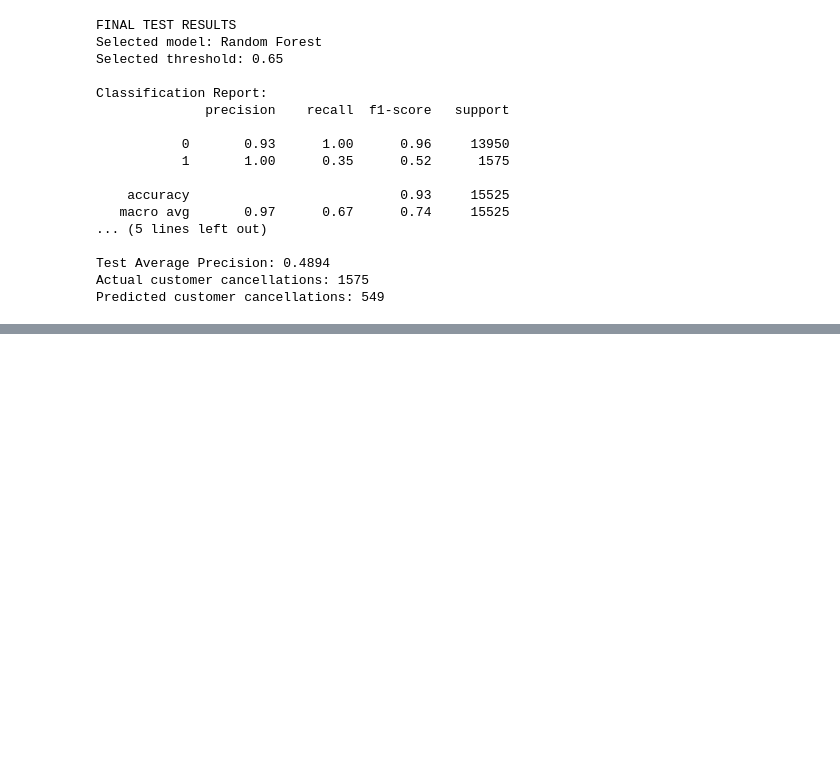
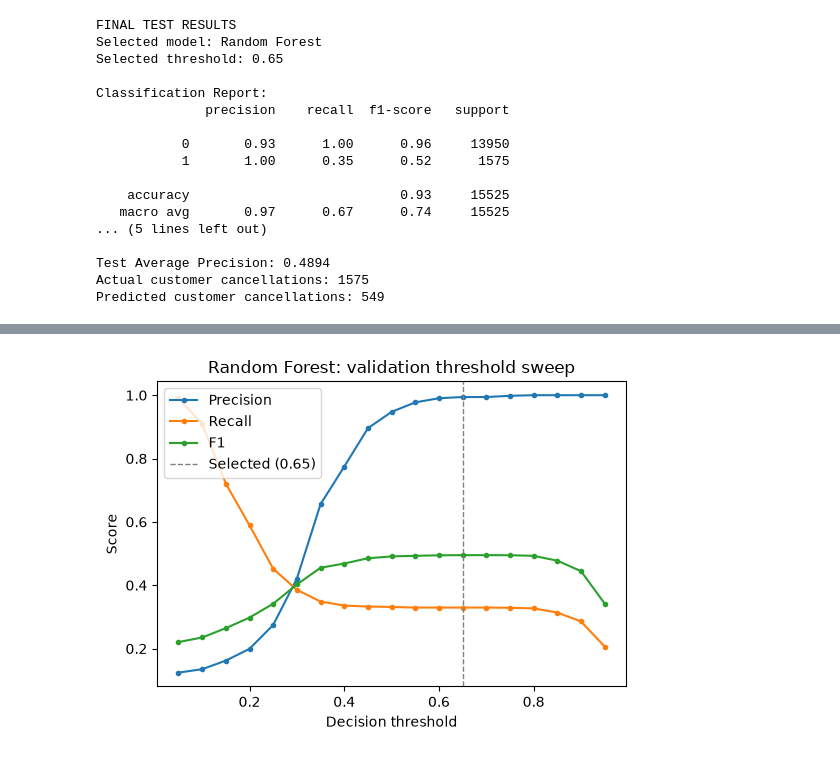
Before and after one commit to SadiqM05/guber-prediction, a Jupyter notebook: notebooks/03_model_training.ipynb, the cells around one changed output, grey strips where cells are left out. Saved outputs shown, nothing was run; the diff lists cells and outputs as text; code cells hidden in the pictures; blank space fills up the shorter version.

```diff
--- a/notebooks/03_model_training.ipynb
+++ b/notebooks/03_model_training.ipynb
@@ -328,0 +354,15 @@ Predicted customer cancellations: 549
+# %%
+# Figure 2: threshold sweep on validation for the selected model (from threshold_df above)
+fig, ax = plt.subplots(figsize=(5.5, 4))
+for metric in ["Precision", "Recall", "F1"]:
+    ax.plot(threshold_df["Threshold"], threshold_df[metric], marker="o", ms=3, label=metric)
+ax.axvline(best_threshold, color="gray", ls="--", lw=1, label=f"Selected ({best_threshold:.2f})")
+ax.set_xlabel("Decision threshold")
+ax.set_ylabel("Score")
+ax.set_title(f"{best_model_name}: validation threshold sweep")
+ax.legend()
+plt.tight_layout()
+plt.savefig(f"{FIG_DIR}/baseline_threshold_sweep.png", dpi=200)
+plt.show()
+# %% [output]
+[figure, added]
```
Also changed, not shown: parts of 4 cells of this notebook, 23 other files.
